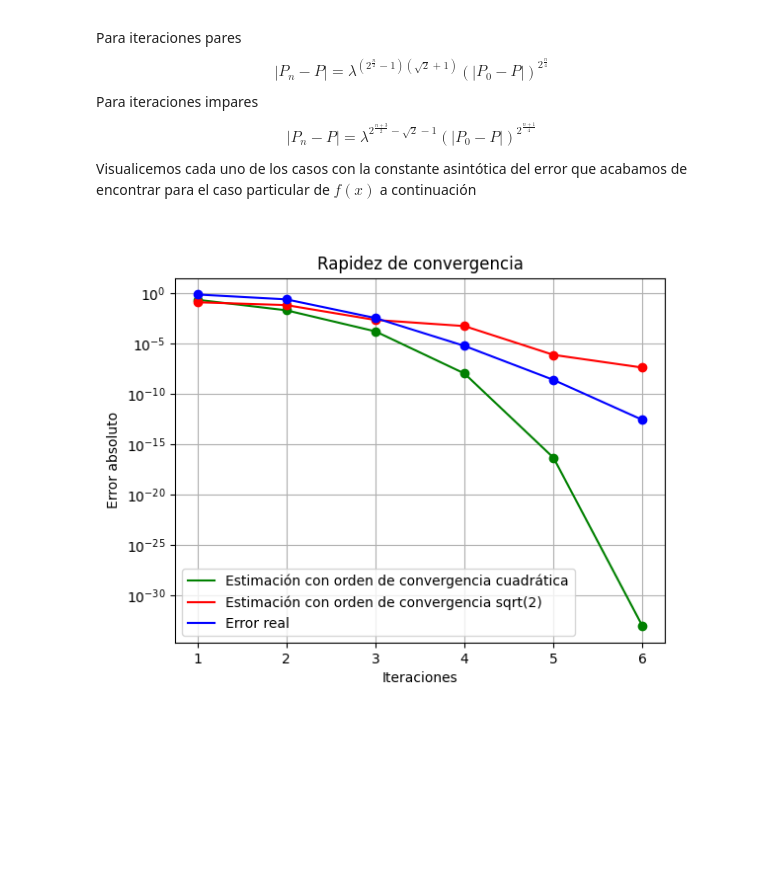
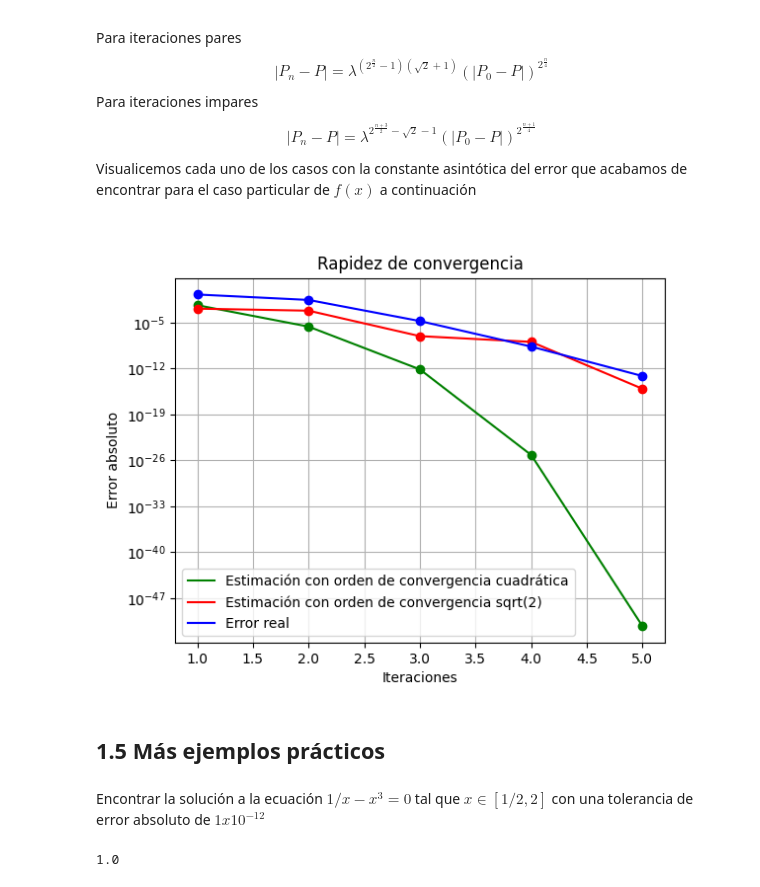
Before and after one commit to MonicaCabanas23/Numerical-Analysis, a Jupyter notebook: Raices-de-funciones-no-lineales.ipynb, the cells around one changed output. Saved outputs shown, nothing was run; the diff lists cells and outputs as text; code cells hidden in the pictures; blank space fills up the shorter version.

Commit message:
fix: ridder algorithm

```diff
--- a/Raices-de-funciones-no-lineales.ipynb
+++ b/Raices-de-funciones-no-lineales.ipynb
@@ -223,10 +224,10 @@ table2 = {"n":["0"],
 
 print("Constante asintótica del error por iteración")
 for i in range(0, length-1):
-    l = table["ERROR"][i+1]/(table["ERROR"][i])**math.sqrt(2) # Asymptotic error constant
-    table2["constante asintótica"].append(l)
+    l0 = table["ERROR"][i+1]/(table["ERROR"][i])**math.sqrt(2) # Asymptotic error constant
+    table2["constante asintótica"].append(l0)
     table2["n"].append(i+1)
-    sum += l
+    sum += l0
 
 avg = sum / (length - 1) # Calculating average for the asymptotic error constant
 
@@ -265,28 +265,52 @@ Para iteraciones impares
 Visualicemos cada uno de los casos con la constante asintótica del error que acabamos de encontrar para el caso particular de $f(x)$ a continuación
 # %%
 # Taking ridder as a quadratic order of convergence algorithm
-e = lambda n: l**(2**n-1)*(table["ERROR"][0])**2**n
+e = lambda n: l0**(2**n-1)*(table["ERROR"][0])**2**n
 
 # Taking ridder as a sqrt(2) order of convergence algorithm
 def error (n):
     if n % 2 == 0:
-        return l**((2**(n/2)-1)*(math.sqrt(2)+1))*(table["ERROR"][0])**(2**(n/4))
+        return l0**((2**(n/2)-1)*(math.sqrt(2)+1))*(table["ERROR"][0])**(2**(n/4))
     else:
-        return l**(2**((n+3)/2)-math.sqrt(2)-1)*(table["ERROR"][0])**(2**((n+3)/4))
+        return l0**(2**((n+3)/2)-math.sqrt(2)-1)*(table["ERROR"][0])**(2**((n+3)/4))
 
 
 plt.plot(table["n"], [e(i) for i in table["n"]], label="Estimación con orden de convergencia cuadrática", color="green")
 plt.plot(table["n"], [e(i) for i in table["n"]], 'o', color="green")
 plt.plot(table["n"], [error(i) for i in table["n"]], label="Estimación con orden de convergencia sqrt(2)", color="red")
 plt.plot(table["n"], [error(i) for i in table["n"]], 'o', color="red")
 plt.plot(table["n"], table["ERROR"], label="Error real", color="blue")
 plt.plot(table["n"], table["ERROR"], 'o', color="blue")
 plt.legend(loc = "lower left")
 plt.grid()
 plt.title("Rapidez de convergencia")
 plt.xlabel("Iteraciones")
 plt.ylabel("Error absoluto")
 plt.yscale("log")
 plt.show()
 # %% [output]
-[figure, old version]
+[figure, new version]
+# %% [markdown]
+## 1.5 Más ejemplos prácticos
+# %% [markdown]
+Encontrar la solución a la ecuación $1/x - x^3 = 0$ tal que $x \in [1/2, 2]$ con una tolerancia de error absoluto de $1x10^{-12}$
+# %%
+a1 = 1/2
+b1 = 2
+c1 = (a1 + b1)*0.5
+f1 = lambda x: 1/x - x**3
+TOL = 1e-12
+table = {"n":[],
+        "a":[],
+        "b":[],
+        "f(a)":[],
+        "f(b)":[],
+        "c":[],
+        "f(c)":[],
+        "f(a)-f(b)":[],
+        "d":[],
+        "f(d)":[],
+        "ERROR":[]}
+ridder(f1, a1, b1, TOL)
+# %% [output]
+1.0
```
Also changed, not shown: parts of 16 cells of this notebook.
